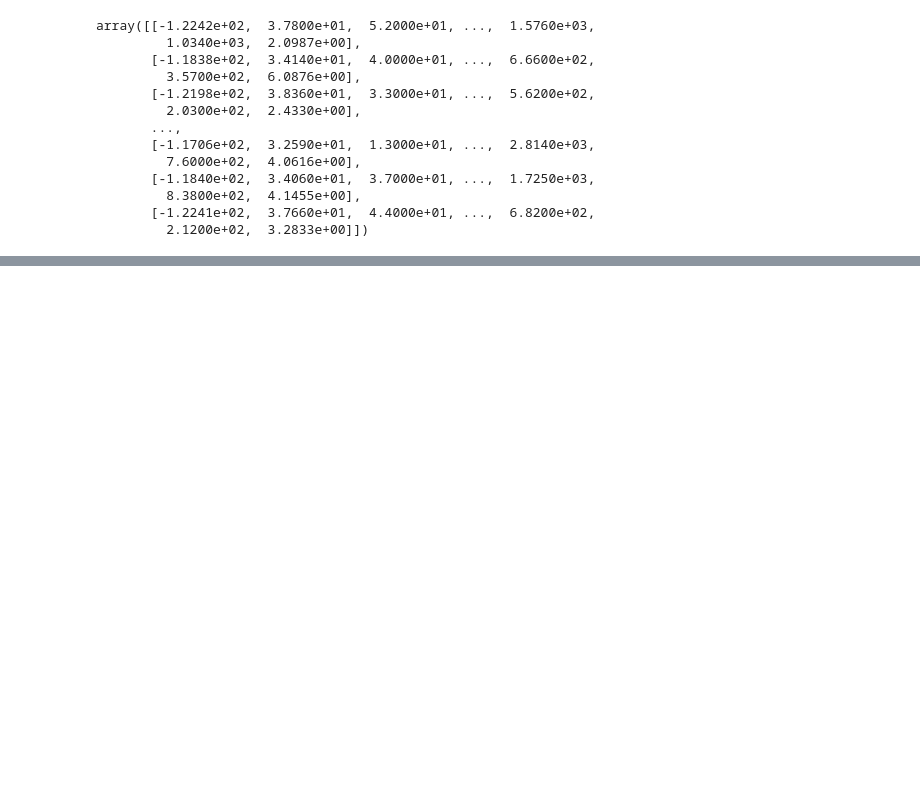
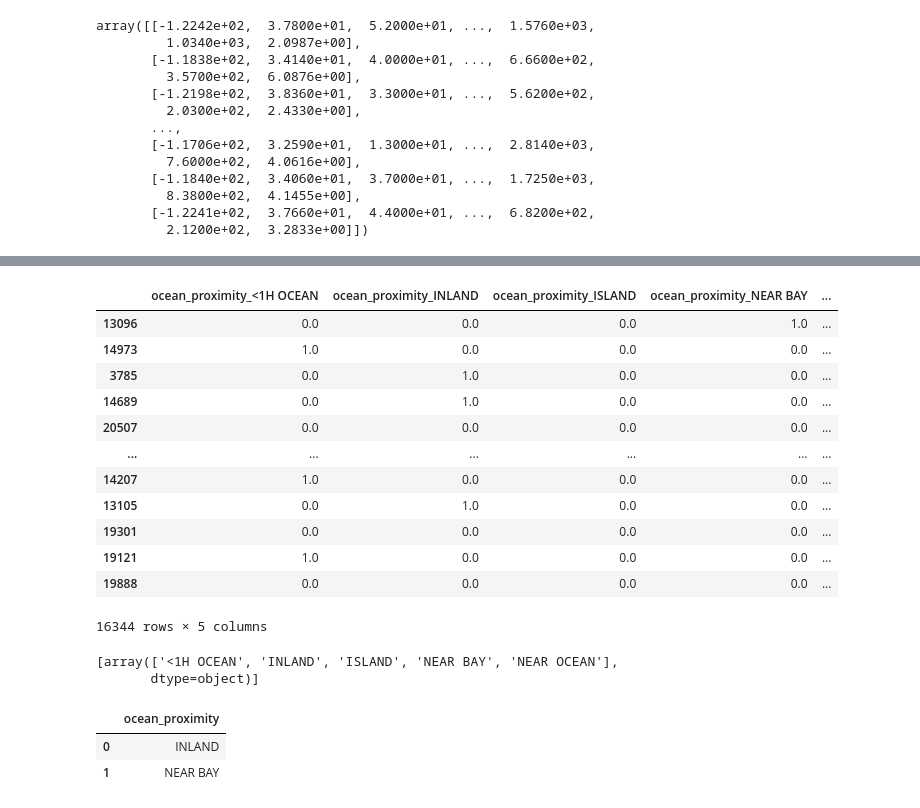
Before and after one commit to SokolowskiMik/WUM, a Jupyter notebook: 02_pierwszy_projekt_uczenia_maszynowego.ipynb, the cells around one changed output, grey strips where cells are left out. Cells and saved outputs as stored; diff of their text form; code cells hidden in the pictures; blank space fills up the shorter version.

```diff
--- a/02_pierwszy_projekt_uczenia_maszynowego.ipynb
+++ b/02_pierwszy_projekt_uczenia_maszynowego.ipynb
@@ -349,0 +377,3 @@ X_train_tr
+# %%
+X_train_cat = X_train[["ocean_proximity"]]
+X_train_cat.head(8)
@@ -349,0 +423,30 @@ X_train_tr
+# %%
+cat_encoder = OneHotEncoder(sparse_output=False).set_output(transform="pandas")
+X_train_cat_1hot_df = cat_encoder.fit_transform(X_train_cat)
+X_train_cat_1hot_df
+# %% [output]
+|  | ocean_proximity_<1H OCEAN | ocean_proximity_INLAND | ocean_proximity_ISLAND | ocean_proximity_NEAR BAY | ... |
+| 13096 | 0.0 | 0.0 | 0.0 | 1.0 | ... |
+| 14973 | 1.0 | 0.0 | 0.0 | 0.0 | ... |
+| 3785 | 0.0 | 1.0 | 0.0 | 0.0 | ... |
+| 14689 | 0.0 | 1.0 | 0.0 | 0.0 | ... |
+| 20507 | 0.0 | 0.0 | 0.0 | 0.0 | ... |
+| ... | ... | ... | ... | ... | ... |
+| 14207 | 1.0 | 0.0 | 0.0 | 0.0 | ... |
+| 13105 | 0.0 | 1.0 | 0.0 | 0.0 | ... |
+| 19301 | 0.0 | 0.0 | 0.0 | 0.0 | ... |
+| 19121 | 1.0 | 0.0 | 0.0 | 0.0 | ... |
+| 19888 | 0.0 | 0.0 | 0.0 | 0.0 | ... |
+16344 rows × 5 columns
+# %%
+cat_encoder.categories_
+# %% [output]
+[array(['<1H OCEAN', 'INLAND', 'ISLAND', 'NEAR BAY', 'NEAR OCEAN'],
+       dtype=object)]
+# %%
+sample_df = pd.DataFrame({"ocean_proximity": ["INLAND", "NEAR BAY"]})
+pd.get_dummies(sample_df)
+# %% [output]
+|  | ocean_proximity |
+| 0 | INLAND |
+| 1 | NEAR BAY |
```
Also changed, not shown: parts of 16 cells of this notebook.
